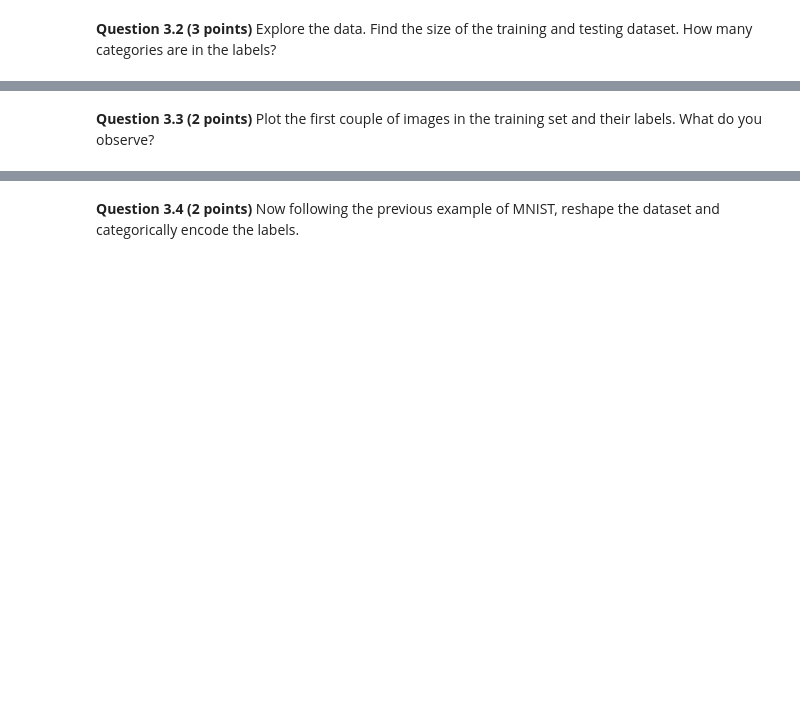
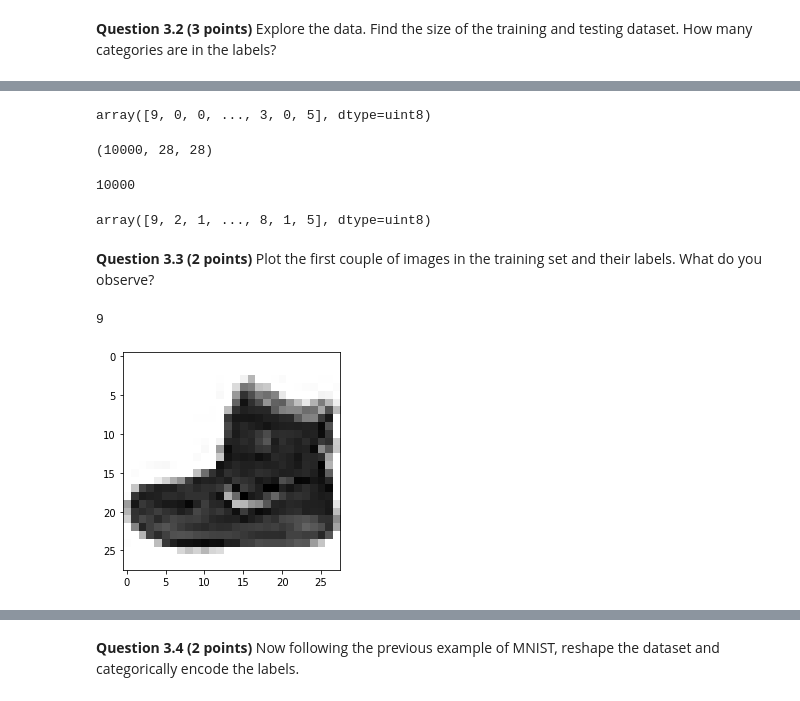
Before and after one commit to siglerj1/hw-05, a Jupyter notebook: HW-05_TF-STUDENT.ipynb, the cells around one changed output, grey strips where cells are left out. Saved outputs shown, nothing was run; the diff lists cells and outputs as text; code cells hidden in the pictures; blank space fills up the shorter version.

```diff
--- a/HW-05_TF-STUDENT.ipynb
+++ b/HW-05_TF-STUDENT.ipynb
@@ -249,6 +314,7 @@ We will now work on another dataset called fashion MNIST. Fashion MNIST is a dat
 **Question 3.1 (2 points)**   Load the Fashion-MNIST dataset. *Hint: Keras has this dataset preloaded. Look at the import at the beginning of this notebook*
 # %%
 ### Put your code here ###
+(train_images, train_labels), (test_images, test_labels)=fashion_mnist.load_data()
 # %% [markdown]
 **Question 3.2 (3 points)** Explore the data. Find the size of the training and testing dataset. How many categories are in the labels?
 # %%
@@ -256,4 +329,26 @@ We will now work on another dataset called fashion MNIST. Fashion MNIST is a dat
+# %%
+train_labels
+# %% [output]
+array([9, 0, 0, ..., 3, 0, 5], dtype=uint8)
+# %%
+test_images.shape
+# %% [output]
+(10000, 28, 28)
+# %%
+len(test_labels)
+# %% [output]
+10000
+# %%
+test_labels
+# %% [output]
+array([9, 2, 1, ..., 8, 1, 5], dtype=uint8)
 # %% [markdown]
 **Question 3.3 (2 points)** Plot the first couple of images in the training set and their labels. What do you observe?
 # %%
 ### Put your code here ###
+item = train_images[0]
+plt.imshow(item, cmap=plt.cm.binary)
+train_labels[0]
+# %% [output]
+9
+[figure, added]
```
Also changed, not shown: parts of 31 cells of this notebook.
